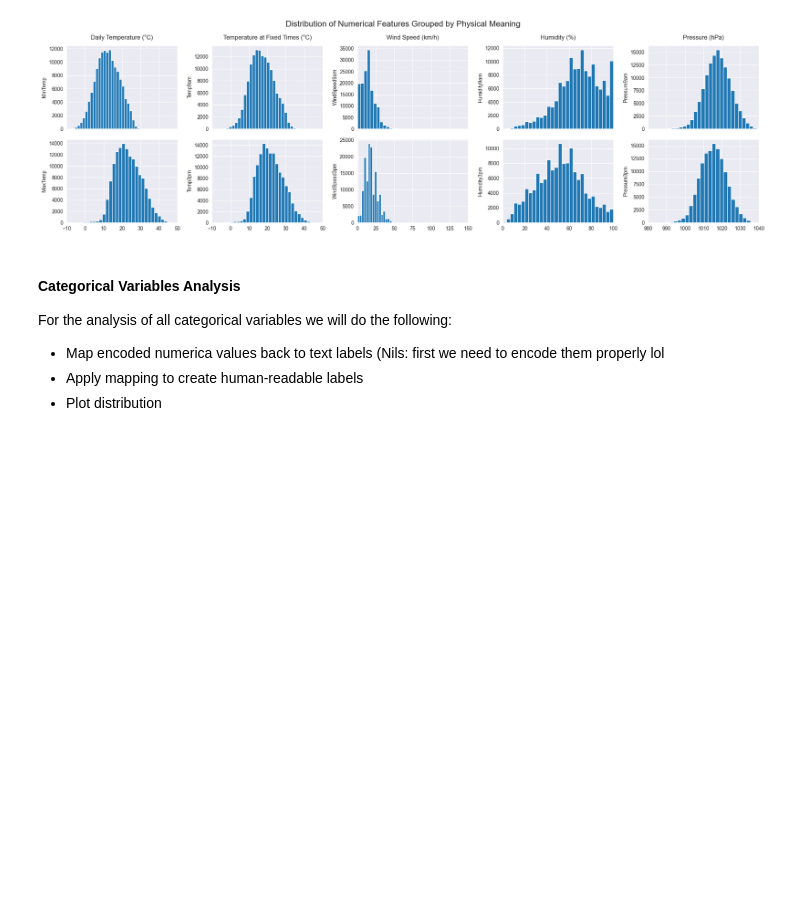
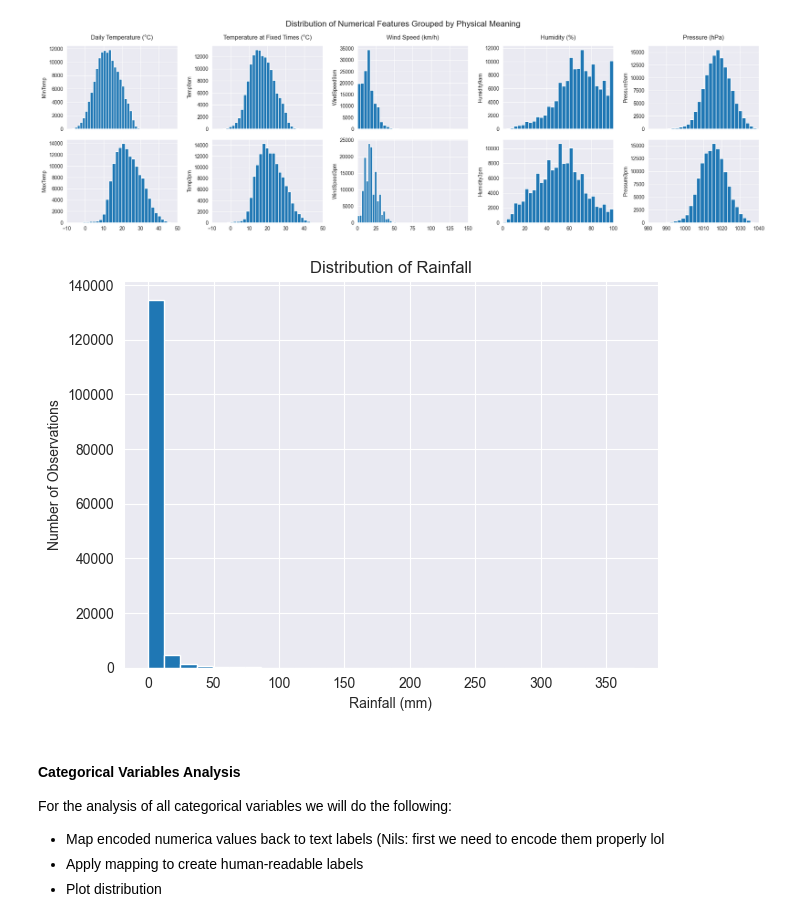
Before and after one commit to AstouK/Rain_Australia, a Jupyter notebook: rain_australia.ipynb, the cells around one changed output. Cells and saved outputs as stored; diff of their text form; code cells hidden in the pictures; blank space fills up the shorter version.

Commit message:
Creating plots for presentation.

```diff
--- a/rain_australia.ipynb
+++ b/rain_australia.ipynb
@@ -957,6 +957,16 @@ plt.tight_layout()
 plt.show()
 # %% [output]
 [figure]
+# %%
+# Prints a histogram matrix, to show all distributions in an overview.
+plt.hist(df_eda['Rainfall'], bins=30)
+plt.title("Distribution of Rainfall")
+plt.xlabel("Rainfall (mm)")
+plt.ylabel("Number of Observations")
+plt.tight_layout()
+plt.show()
+# %% [output]
+[figure, added]
 # %% [markdown]
 #### Categorical Variables Analysis
 For the analysis of all categorical variables we will do the following:
```
Also changed, not shown: parts of 1 cell of this notebook.
